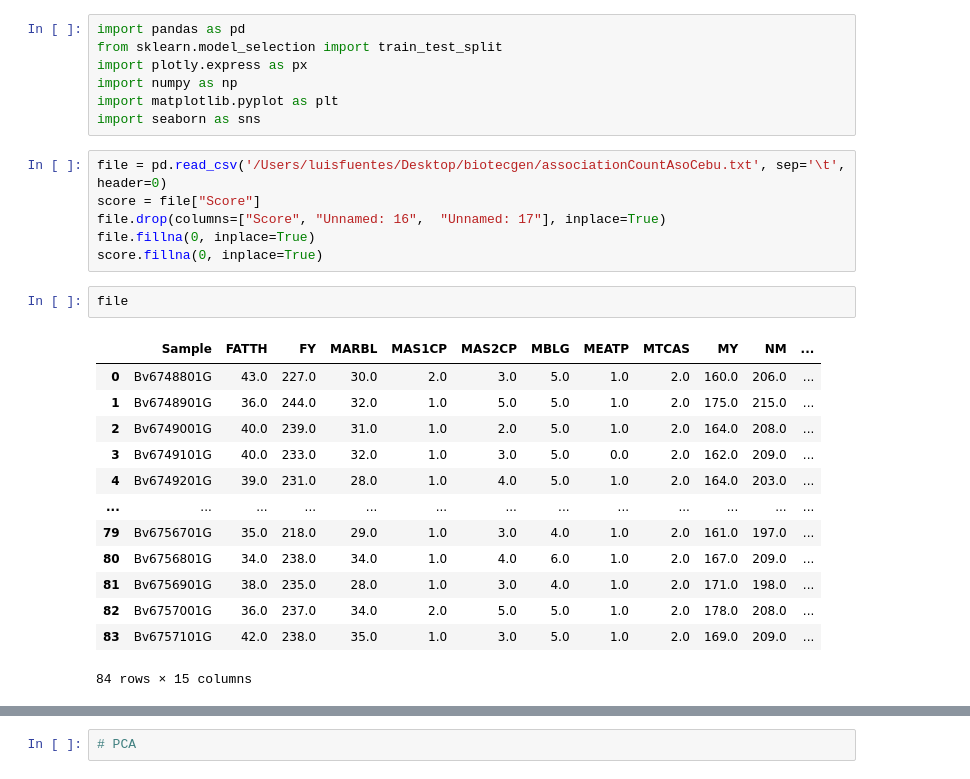
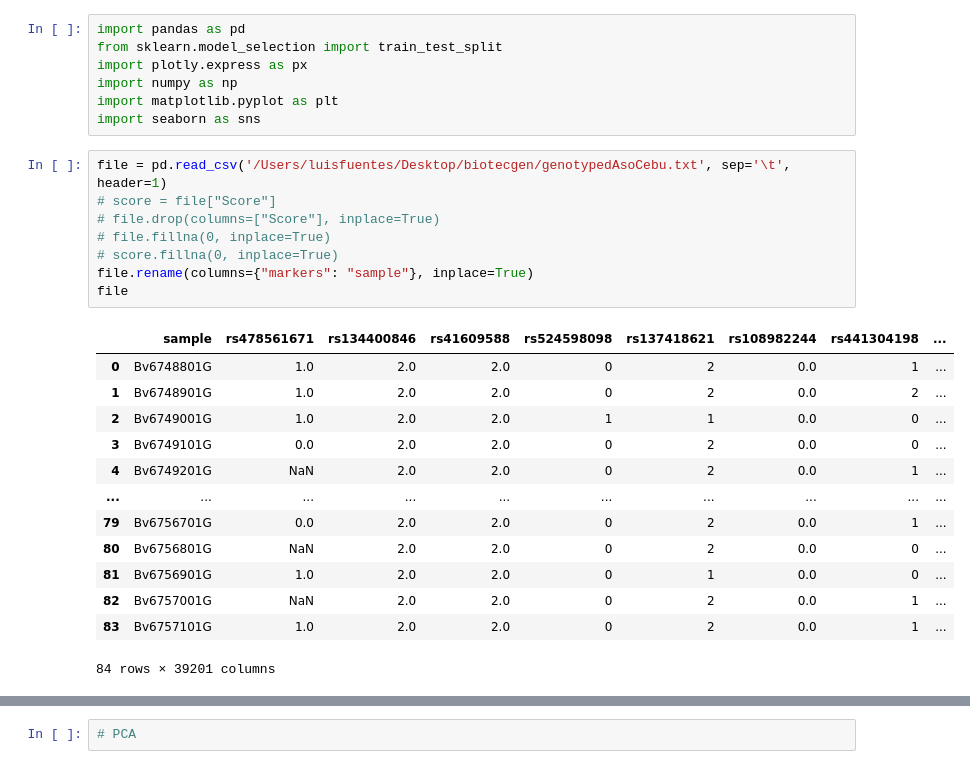
Before and after one commit to LuisFuentes05/biotecgenGH, a Jupyter notebook: machineAsoCebu.ipynb, the cells around one changed output, grey strips where cells are left out. Drawn from its saved outputs; the diff is of its cells as text.

```diff
--- a/machineAsoCebu.ipynb
+++ b/machineAsoCebu.ipynb
@@ -6,27 +6,27 @@ import numpy as np
 import matplotlib.pyplot as plt
 import seaborn as sns
 # %%
-file = pd.read_csv('/Users/luisfuentes/Desktop/biotecgen/associationCountAsoCebu.txt', sep='\t', header=0)
-score = file["Score"]
-file.drop(columns=["Score",	"Unnamed: 16",	"Unnamed: 17"], inplace=True)
-file.fillna(0, inplace=True)
-score.fillna(0, inplace=True)
+file = pd.read_csv('/Users/luisfuentes/Desktop/biotecgen/genotypedAsoCebu.txt', sep='\t', header=1)
+# score = file["Score"]
+# file.drop(columns=["Score"], inplace=True)
+# file.fillna(0, inplace=True)
+# score.fillna(0, inplace=True)
+file.rename(columns={"markers": "sample"}, inplace=True)
+file
+# %% [output]
+|  | sample | rs478561671 | rs134400846 | rs41609588 | rs524598098 | rs137418621 | rs108982244 | rs441304198 | ... |
+| 0 | Bv6748801G | 1.0 | 2.0 | 2.0 | 0 | 2 | 0.0 | 1 | ... |
+| 1 | Bv6748901G | 1.0 | 2.0 | 2.0 | 0 | 2 | 0.0 | 2 | ... |
+| 2 | Bv6749001G | 1.0 | 2.0 | 2.0 | 1 | 1 | 0.0 | 0 | ... |
+| 3 | Bv6749101G | 0.0 | 2.0 | 2.0 | 0 | 2 | 0.0 | 0 | ... |
+| 4 | Bv6749201G | NaN | 2.0 | 2.0 | 0 | 2 | 0.0 | 1 | ... |
+| ... | ... | ... | ... | ... | ... | ... | ... | ... | ... |
+| 79 | Bv6756701G | 0.0 | 2.0 | 2.0 | 0 | 2 | 0.0 | 1 | ... |
+| 80 | Bv6756801G | NaN | 2.0 | 2.0 | 0 | 2 | 0.0 | 0 | ... |
+| 81 | Bv6756901G | 1.0 | 2.0 | 2.0 | 0 | 1 | 0.0 | 0 | ... |
+| 82 | Bv6757001G | NaN | 2.0 | 2.0 | 0 | 2 | 0.0 | 1 | ... |
+| 83 | Bv6757101G | 1.0 | 2.0 | 2.0 | 0 | 2 | 0.0 | 1 | ... |
+84 rows × 39201 columns
-# %%
-file
-# %% [output]
-|  | Sample | FATTH | FY | MARBL | MAS1CP | MAS2CP | MBLG | MEATP | MTCAS | MY | NM | ... |
-| 0 | Bv6748801G | 43.0 | 227.0 | 30.0 | 2.0 | 3.0 | 5.0 | 1.0 | 2.0 | 160.0 | 206.0 | ... |
-| 1 | Bv6748901G | 36.0 | 244.0 | 32.0 | 1.0 | 5.0 | 5.0 | 1.0 | 2.0 | 175.0 | 215.0 | ... |
-| 2 | Bv6749001G | 40.0 | 239.0 | 31.0 | 1.0 | 2.0 | 5.0 | 1.0 | 2.0 | 164.0 | 208.0 | ... |
-| 3 | Bv6749101G | 40.0 | 233.0 | 32.0 | 1.0 | 3.0 | 5.0 | 0.0 | 2.0 | 162.0 | 209.0 | ... |
-| 4 | Bv6749201G | 39.0 | 231.0 | 28.0 | 1.0 | 4.0 | 5.0 | 1.0 | 2.0 | 164.0 | 203.0 | ... |
-| ... | ... | ... | ... | ... | ... | ... | ... | ... | ... | ... | ... | ... |
-| 79 | Bv6756701G | 35.0 | 218.0 | 29.0 | 1.0 | 3.0 | 4.0 | 1.0 | 2.0 | 161.0 | 197.0 | ... |
-| 80 | Bv6756801G | 34.0 | 238.0 | 34.0 | 1.0 | 4.0 | 6.0 | 1.0 | 2.0 | 167.0 | 209.0 | ... |
-| 81 | Bv6756901G | 38.0 | 235.0 | 28.0 | 1.0 | 3.0 | 4.0 | 1.0 | 2.0 | 171.0 | 198.0 | ... |
-| 82 | Bv6757001G | 36.0 | 237.0 | 34.0 | 2.0 | 5.0 | 5.0 | 1.0 | 2.0 | 178.0 | 208.0 | ... |
-| 83 | Bv6757101G | 42.0 | 238.0 | 35.0 | 1.0 | 3.0 | 5.0 | 1.0 | 2.0 | 169.0 | 209.0 | ... |
-84 rows × 15 columns
 # %%
 print(f'Cantidad de filas y columnas {file.shape}') # Validar las dimensiones del conjunto de datos
 print(f'Nombre columnas {file.columns}')
```
Also changed, not shown: parts of 33 cells of this notebook, 1 other file.
